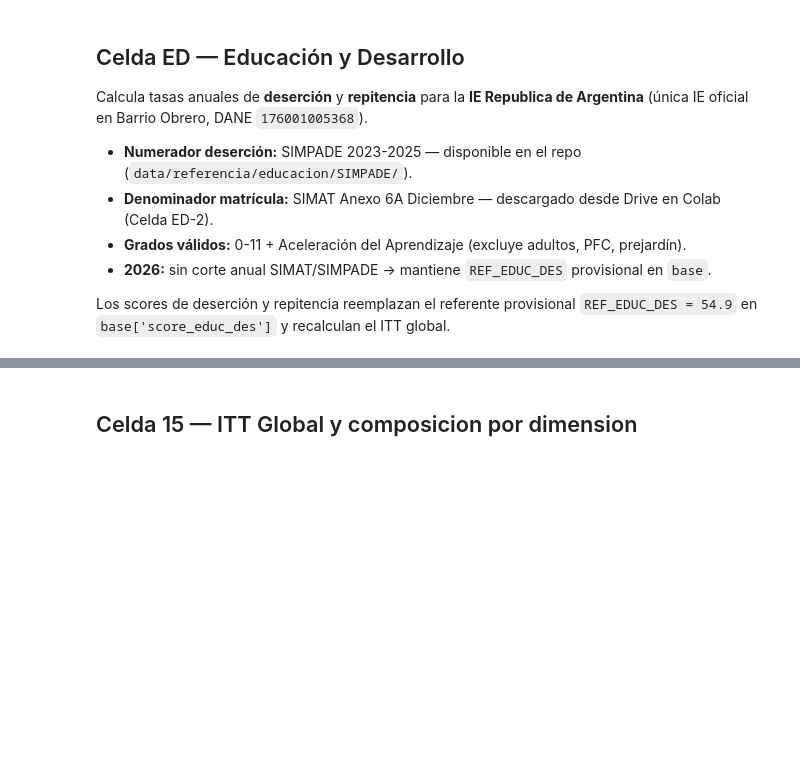
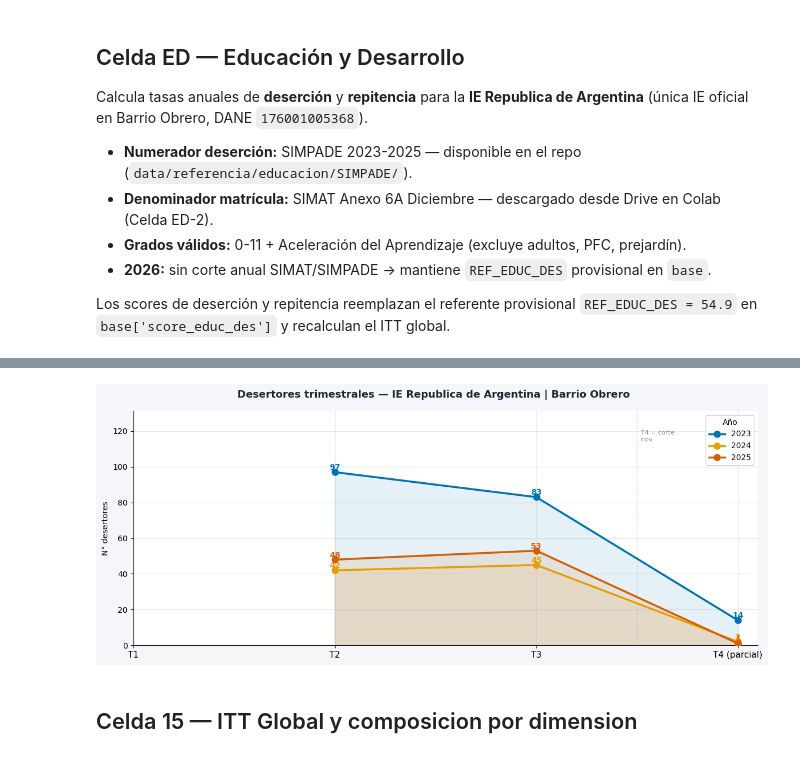
Before and after one commit to Pabandres85/Itt_repos_cali, a Jupyter notebook: notebooks/03_itt_barrio_obrero.ipynb, the cells around one changed output, grey strips where cells are left out. Saved outputs shown, nothing was run; the diff lists cells and outputs as text; code cells hidden in the pictures; blank space fills up the shorter version.

```diff
--- a/notebooks/03_itt_barrio_obrero.ipynb
+++ b/notebooks/03_itt_barrio_obrero.ipynb
@@ -1368,0 +1548,83 @@ plt.show()
+# %%
+# ── Celda ED-5b: evolución trimestral de desertores (SIMPADE) ─────────────────
+import pandas as pd
+import numpy as np
+import matplotlib.pyplot as plt
+
+# Cargar SIMPADE con MES_FINAL
+def cargar_simpade_trim(año, path, fmt):
+    if fmt == 'xlsx':
+        df = pd.read_excel(path, dtype=str)
+    else:
+        df = pd.read_csv(path, sep=';', encoding='utf-8-sig', dtype=str)
+    df.columns = [c.strip() for c in df.columns]
+    mask_ie  = df['DANE_EE'].str.strip() == DANE_IE
+    mask_sec = df['SECTOR'].str.strip().str.upper() == 'OFICIAL'
+    df_ie    = df[mask_ie & mask_sec]
+    mask_adu = df_ie['GRADO'].astype(str).str.upper().str.contains('CICLO|ADULTO', na=False)
+    df_ie    = df_ie[~mask_adu].copy()
+    df_ie['mes'] = pd.to_numeric(df_ie['MES_FINAL'], errors='coerce')
+    df_ie['año'] = año
+    return df_ie[['año', 'mes']].dropna()
+
+frames = []
+for año, (path, fmt) in SIMPADE_FILES.items():
+    try:
+        frames.append(cargar_simpade_trim(año, path, fmt))
+    except Exception as e:
+        print(f'  ERROR {año}: {e}')
+
+df_trim_educ = pd.concat(frames, ignore_index=True)
+df_trim_educ['trimestre'] = df_trim_educ['mes'].apply(
+    lambda m: 1 if m <= 3 else (2 if m <= 6 else (3 if m <= 9 else 4))
+)
+
+# Tabla pivote: año × trimestre
+pivot = (df_trim_educ.groupby(['año', 'trimestre'])
+         .size().reset_index(name='desertores'))
+tabla = pivot.pivot(index='trimestre', columns='año', values='desertores').reindex([1,2,3,4])
+tabla.index = ['T1','T2','T3','T4']
+print('── Desertores por trimestre (IE Rep. Argentina) ──────────────────────────')
+print(f'  Nota: corte noviembre — T4 cubre oct-nov (parcial).')
+print(tabla.to_string())
+print()
+
+# ── Gráfica línea + relleno ──────────────────────────────────────────────
+COLS_TRIM = [OKI_AZUL, OKI_NARANJA, OKI_BERMELL]
+AÑOS_EDUC_T = [2023, 2024, 2025]
+
+fig, ax = plt.subplots(figsize=(12, 5), facecolor=BG)
+ax.set_facecolor('white')
+fig.suptitle(
+    'Desertores trimestrales — IE Republica de Argentina | Barrio Obrero',
+    fontsize=13, fontweight='bold', color='#1B2631'
+)
+
+x = [0, 1, 2, 3]
+xlabels = ['T1', 'T2', 'T3', 'T4 (parcial)']
+
+for año, color in zip(AÑOS_EDUC_T, COLS_TRIM):
+    if año not in tabla.columns:
+        continue
+    vals = tabla[año].values.astype(float)
+    ax.plot(x, vals, color=color, linewidth=2.5, marker='o', markersize=8,
+            label=str(año), zorder=3)
+    ax.fill_between(x, vals, alpha=0.10, color=color)
+    for xi, v in zip(x, vals):
+        if not np.isnan(v):
+            ax.text(xi, v + 1.2, f'{int(v)}', ha='center', fontsize=10,
+                    fontweight='bold', color=color)
+
+ax.set_xticks(x); ax.set_xticklabels(xlabels, fontsize=11)
+ax.set_ylabel('N° desertores', fontsize=10)
+ax.set_ylim(0, tabla.max().max() * 1.3 + 5)
+ax.axvline(x=2.5, color='#AAAAAA', linewidth=1, linestyle=':', alpha=0.7)
+ax.text(2.52, ax.get_ylim()[1] * 0.92, 'T4 = corte\nnov', fontsize=8,
+        color='#888888', va='top')
+ax.legend(title='Año', fontsize=10)
+ax.spines[['top', 'right']].set_visible(False)
+
+plt.tight_layout()
+plt.savefig('itt_obrero_educacion_trim.png', dpi=150, bbox_inches='tight', facecolor=BG)
+plt.show()
+# %% [output]
@@ -1369,3 +1638,4 @@ plt.show()
+[figure, added]
 # %% [markdown]
 ## Celda 15 — ITT Global y composicion por dimension
 # %%
```
Also changed, not shown: parts of 15 cells of this notebook.
